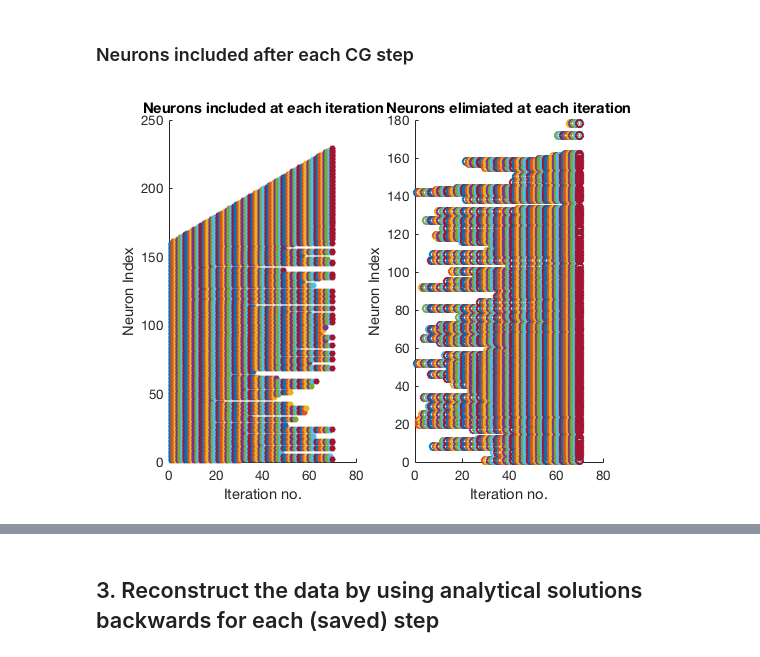
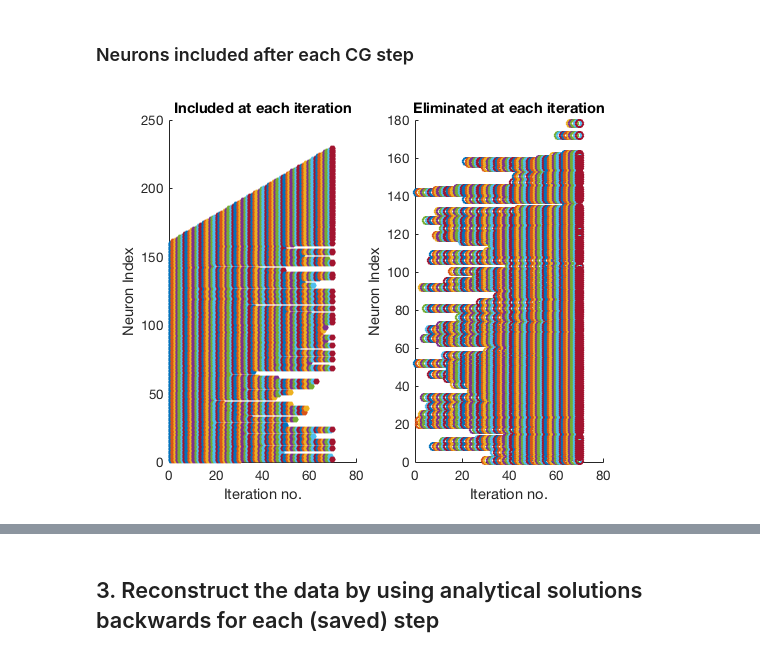
Before and after one commit to jlnatal/CGProj, a Jupyter notebook: CGpipeline_Progress_Apr12.ipynb, the cells around one changed output, grey strips where cells are left out. Saved outputs shown, nothing was run; the diff lists cells and outputs as text; code cells hidden in the pictures.

```diff
--- a/CGpipeline_Progress_Apr12.ipynb
+++ b/CGpipeline_Progress_Apr12.ipynb
@@ -233,21 +233,21 @@ ans =
 # %%
 for k=1:CGevents
 
   subplot(1,2,1)
   scatter(k*ones(1,length(incl{k}(:))),incl{k}(:),25,'filled')
   hold on
   ylabel('Neuron Index')
   xlabel('Iteration no.')
-  title('Neurons included at each iteration')
+  title('Included at each iteration')
 
   subplot(1,2,2)
   scatter(k*ones(1,length(cell2mat(eliminated(1:k)))),cell2mat(eliminated(1:k)))
   ylabel('Neuron Index')
   xlabel('Iteration no.')
-  title('Neurons elimiated at each iteration')
+  title('Eliminated at each iteration')
   hold on
 
 
 end
 # %% [output]
-[figure, old version]
+[figure, new version]
```
Also changed, not shown: parts of 6 cells of this notebook.
